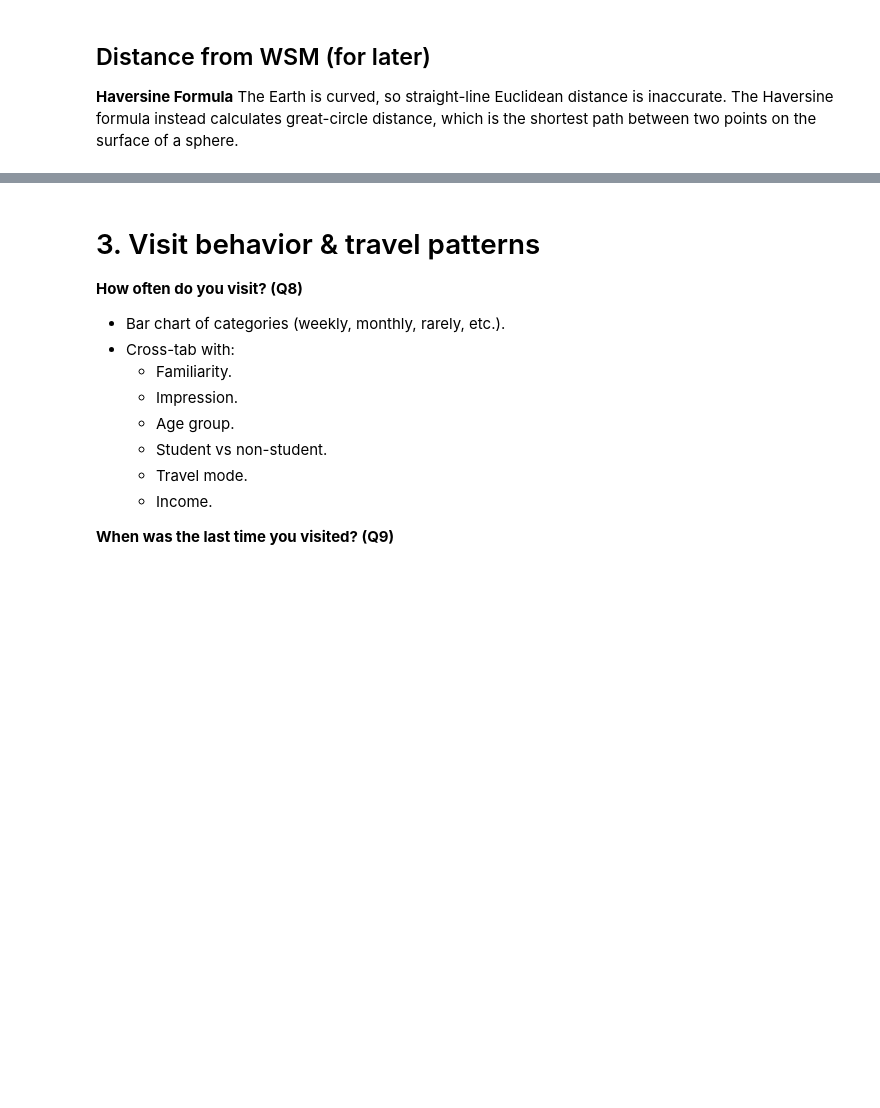
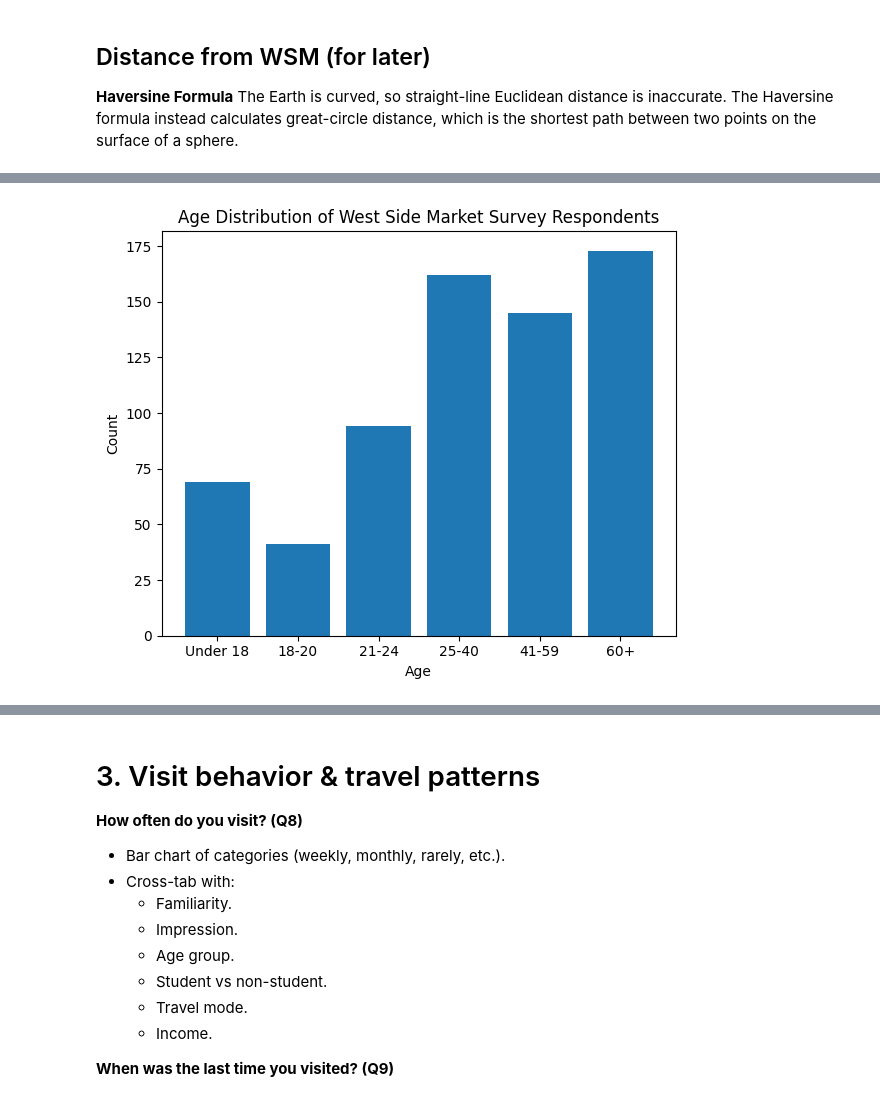
Before and after one commit to zelaneroz/cpmc, a Jupyter notebook: pipeline.ipynb, the cells around one changed output, grey strips where cells are left out. Cells and saved outputs as stored; diff of their text form; code cells hidden in the pictures; blank space fills up the shorter version.

```diff
--- a/pipeline.ipynb
+++ b/pipeline.ipynb
@@ -203,0 +409,15 @@ df['distance_miles'] = df.apply(
+# %%
+q5_counts = df['Q5'].value_counts().sort_index()
+labels = [q5_key[i] for i in q5_counts.index]
+# Wrap long labels
+wrapped = wrap_labels(labels, width=14)
+
+plt.figure(figsize=(6,5))
+plt.bar(wrapped, q5_counts.values)
+plt.title("Age Distribution of West Side Market Survey Respondents")
+plt.ylabel("Count")
+plt.xlabel("Age")
+plt.tight_layout()
+plt.show()
+# %% [output]
+[figure, added]
```
Also changed, not shown: parts of 22 cells of this notebook, 5 other files.
